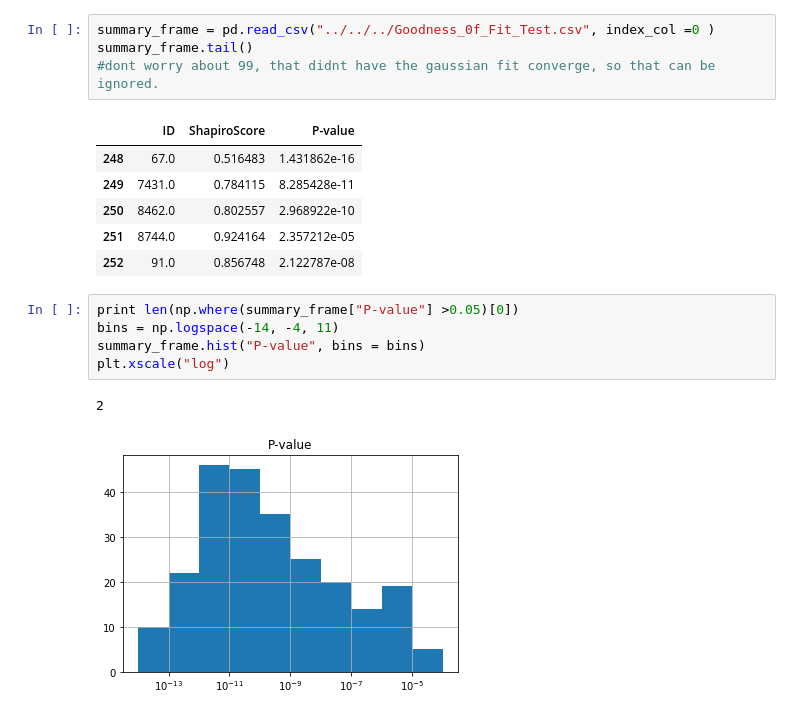
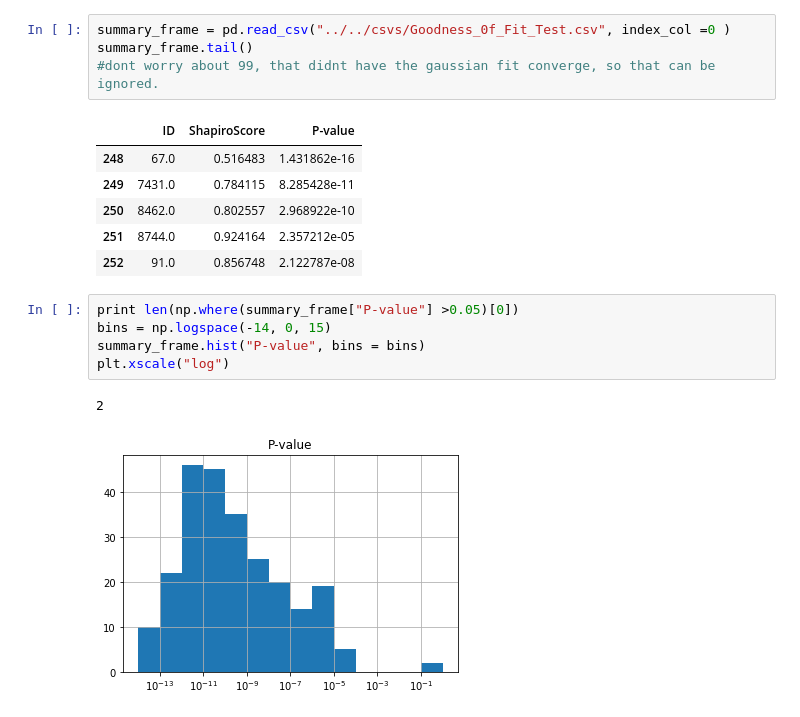
Before and after one commit to dtamayo/MLstability, a Jupyter notebook: Analysis/MCMC_Analysis/ConvolutedConvolutions.ipynb, the cells around one changed output. Cells and saved outputs as stored; diff of their text form.

```diff
--- a/Analysis/MCMC_Analysis/ConvolutedConvolutions.ipynb
+++ b/Analysis/MCMC_Analysis/ConvolutedConvolutions.ipynb
@@ -378,7 +402,7 @@ print end-start
 #summary_frame.to_csv("../../../Goodness_0f_Fit_Test.csv")
 #summary_frame.head()
 # %%
-summary_frame = pd.read_csv("../../../Goodness_0f_Fit_Test.csv", index_col =0 )
+summary_frame = pd.read_csv("../../csvs/Goodness_0f_Fit_Test.csv", index_col =0 )
 summary_frame.tail()
 #dont worry about 99, that didnt have the gaussian fit converge, so that can be ignored.
 # %% [output]
@@ -390,9 +414,9 @@ summary_frame.tail()
 | 252 | 91.0 | 0.856748 | 2.122787e-08 |
 # %%
 print len(np.where(summary_frame["P-value"] >0.05)[0])
-bins = np.logspace(-14, -4, 11)
+bins = np.logspace(-14, 0, 15)
 summary_frame.hist("P-value", bins = bins)
 plt.xscale("log")
 # %% [output]
 2
-[figure, old version]
+[figure, new version]
```
Also changed, not shown: parts of 13 cells of this notebook, 2 other files.
